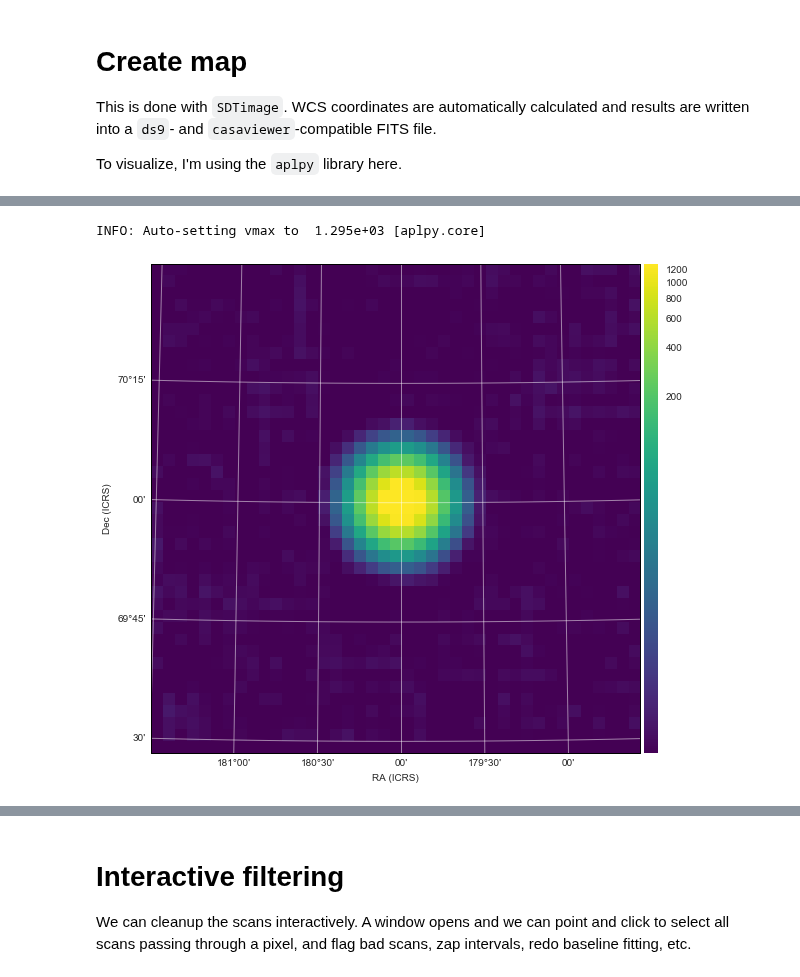
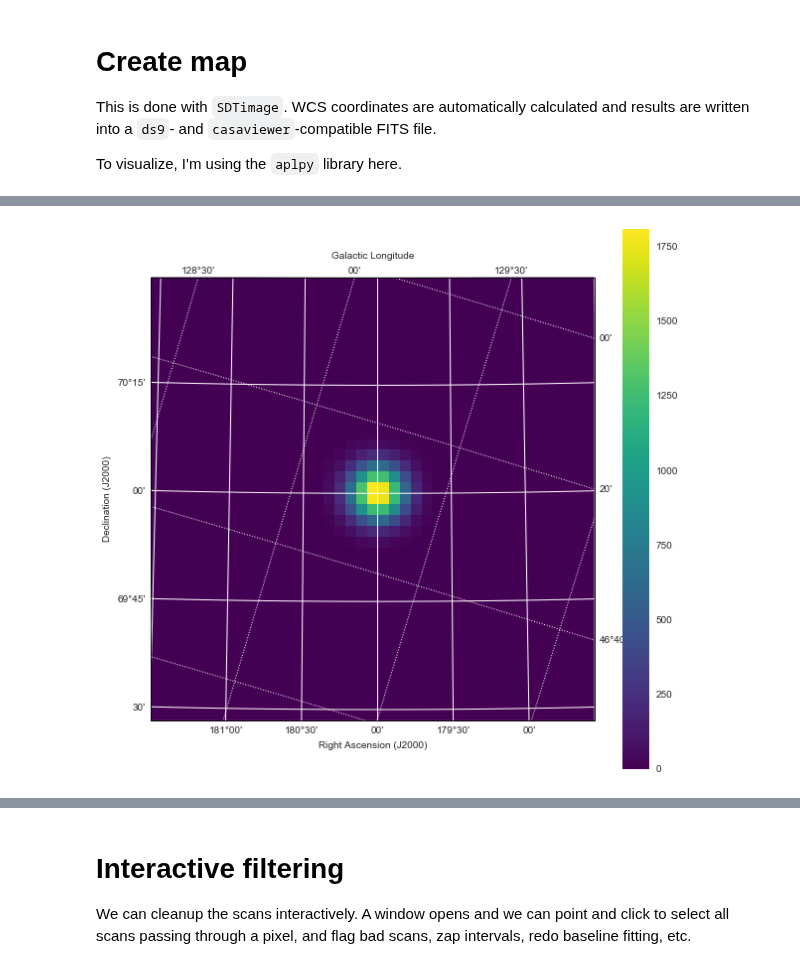
Before and after one commit to discos/srt-single-dish-tools, a Jupyter notebook: notebooks/Introduction to the SRT Single Dish Tools.ipynb, the cells around one changed output, grey strips where cells are left out. Cells and saved outputs as stored; diff of their text form; code cells hidden in the pictures.

```diff
--- a/notebooks/Introduction to the SRT Single Dish Tools.ipynb
+++ b/notebooks/Introduction to the SRT Single Dish Tools.ipynb
@@ -267,9 +260,29 @@ INFO: Auto-setting vmax to  1.438e+03 [aplpy.core]
-# %%
-gc = aplpy.FITSFigure('CCB_TP_Dummy_Obs0.fits', hdu=1)
-gc.show_colorscale(cmap='viridis', stretch='log', vmin=1e-3)
-gc.add_colorbar()
-
-gc.add_grid()
-# %% [output]
-INFO: Auto-setting vmax to  1.295e+03 [aplpy.core]
-[figure, removed]
+# %%
+def plot_image(file, ext, logstretch=False):
+    hdu = fits.open(file)[ext]
+    wcs = WCS(hdu.header)
+
+    plt.figure(figsize=(10, 10))
+    ax = plt.subplot(projection=wcs)
+    img = hdu.data
+    if logstretch:
+        # Create an ImageNormalize object
+        norm = ImageNormalize(img, interval=MinMaxInterval(),
+                              stretch=LogStretch())
+        im = ax.imshow(img, origin='lower', cmap='viridis', norm=norm)
+    else:
+        im = ax.imshow(img, origin='lower', cmap='viridis')
+
+    ax.coords.grid(True, color='white', ls='solid')
+    ax.coords[0].set_axislabel('Right Ascension (J2000)')
+    ax.coords[1].set_axislabel('Declination (J2000)')
+
+    overlay = ax.get_coords_overlay('galactic')
+    overlay.grid(color='white', ls='dotted')
+    overlay[0].set_axislabel('Galactic Longitude')
+    overlay[1].set_axislabel('Galactic Latitude')
+    plt.colorbar(im)
+
+plot_image('CCB_TP_Dummy_Obs0.fits', 1)
+# %% [output]
+[figure, added]
```
Also changed, not shown: parts of 12 cells of this notebook.
